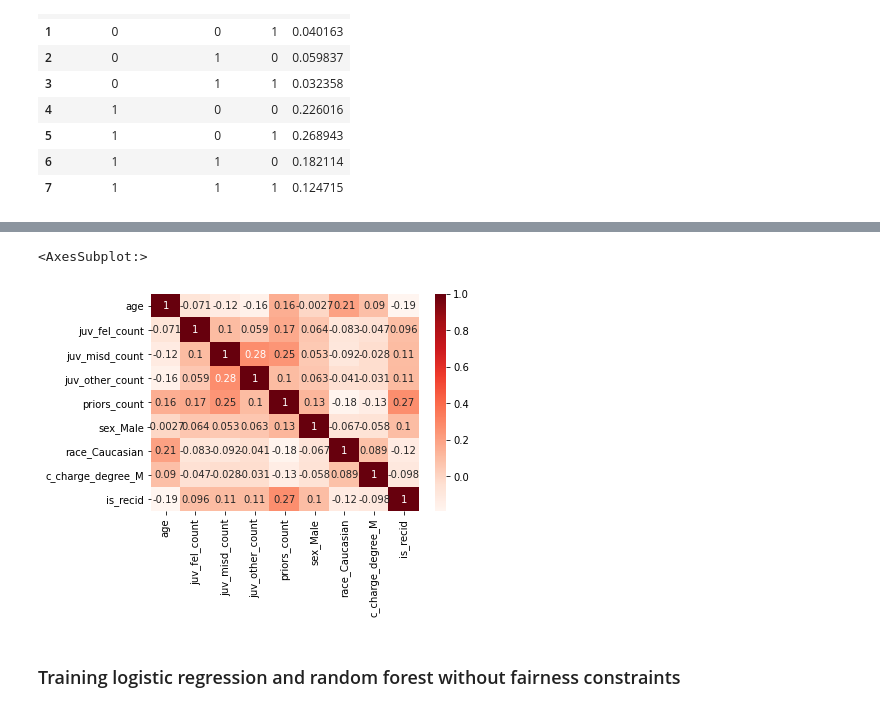
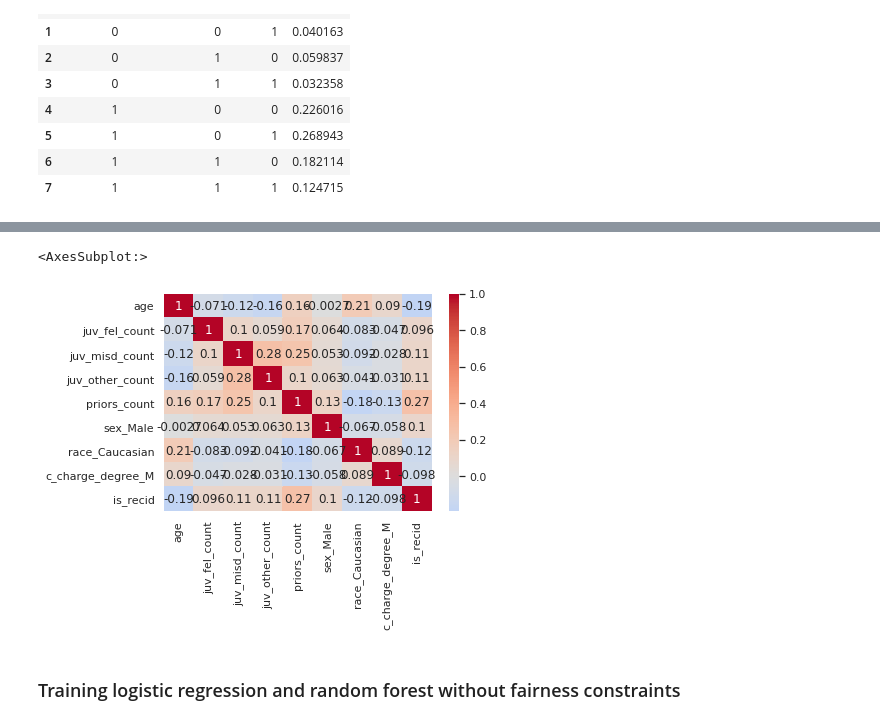
Before and after one commit to llmlks/fairness-recidivism, a Jupyter notebook: Project3.ipynb, the cells around one changed output, grey strips where cells are left out. Drawn from its saved outputs; the diff is of its cells as text; code cells hidden in the pictures.

```diff
--- a/Project3.ipynb
+++ b/Project3.ipynb
@@ -9,6 +9,8 @@ import seaborn as sns
 import matplotlib.pyplot as plt
 
 
+sns.set_theme()
+
 scores_df = pd.read_csv('../compas-analysis/compas-scores.csv')
 raw_df = pd.read_csv('../compas-analysis/compas-scores-raw.csv')
 twoyears_df = pd.read_csv('../compas-analysis/compas-scores-two-years.csv')
@@ -181,10 +208,10 @@ joint_probs.reset_index().rename(columns={0: 'prob'})
 # %%
 cor_df = pred_df.assign(is_recid=response)
 corr = cor_df.corr()
-sns.heatmap(corr, annot=True, cmap=plt.cm.Reds)
+sns.heatmap(corr, annot=True, cmap='coolwarm', center=0)
 # %% [output]
 <AxesSubplot:>
-[figure, old version]
+[figure, new version]
 # %% [markdown]
 ### Training logistic regression and random forest without fairness constraints
 # %%
```
Also changed, not shown: parts of 22 cells of this notebook.
